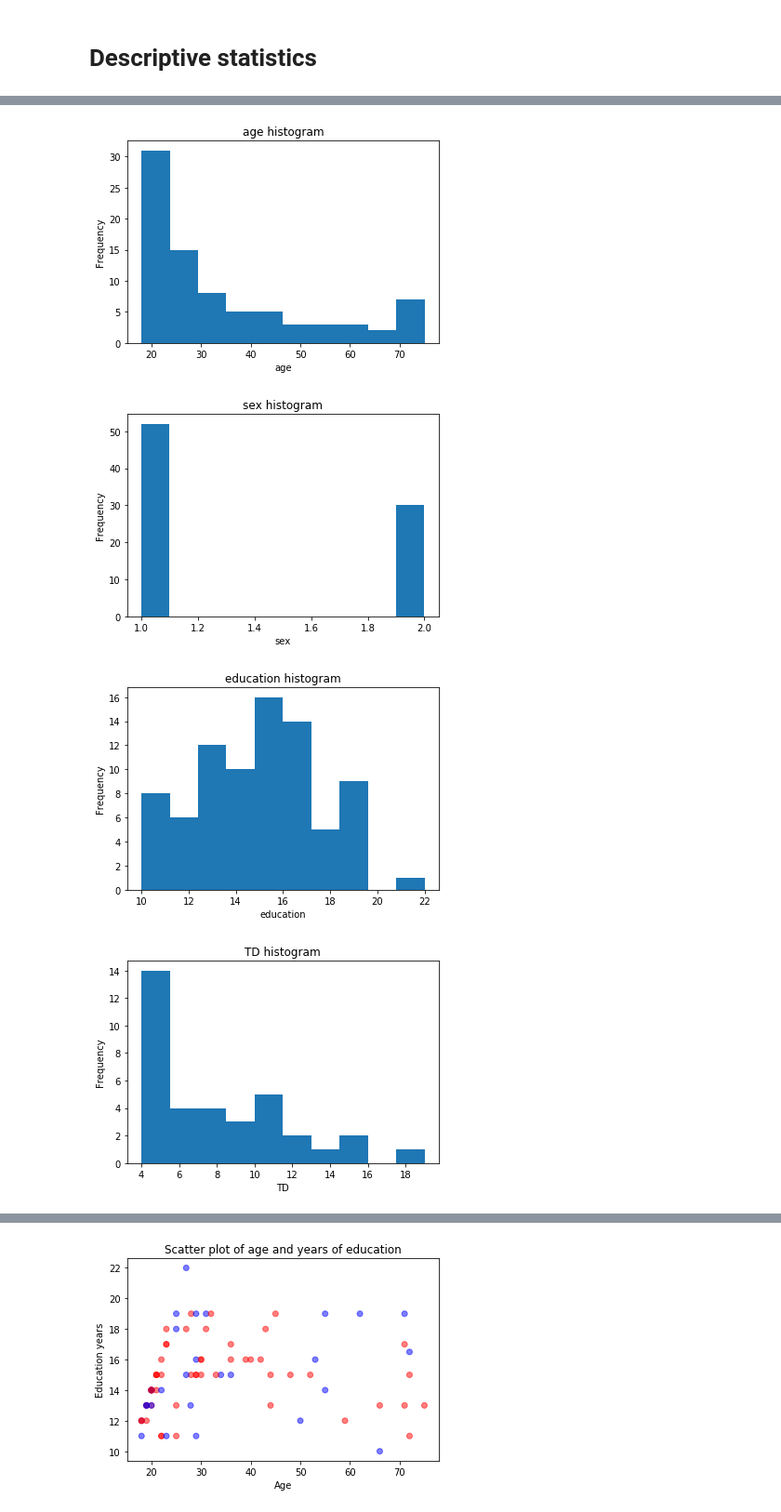
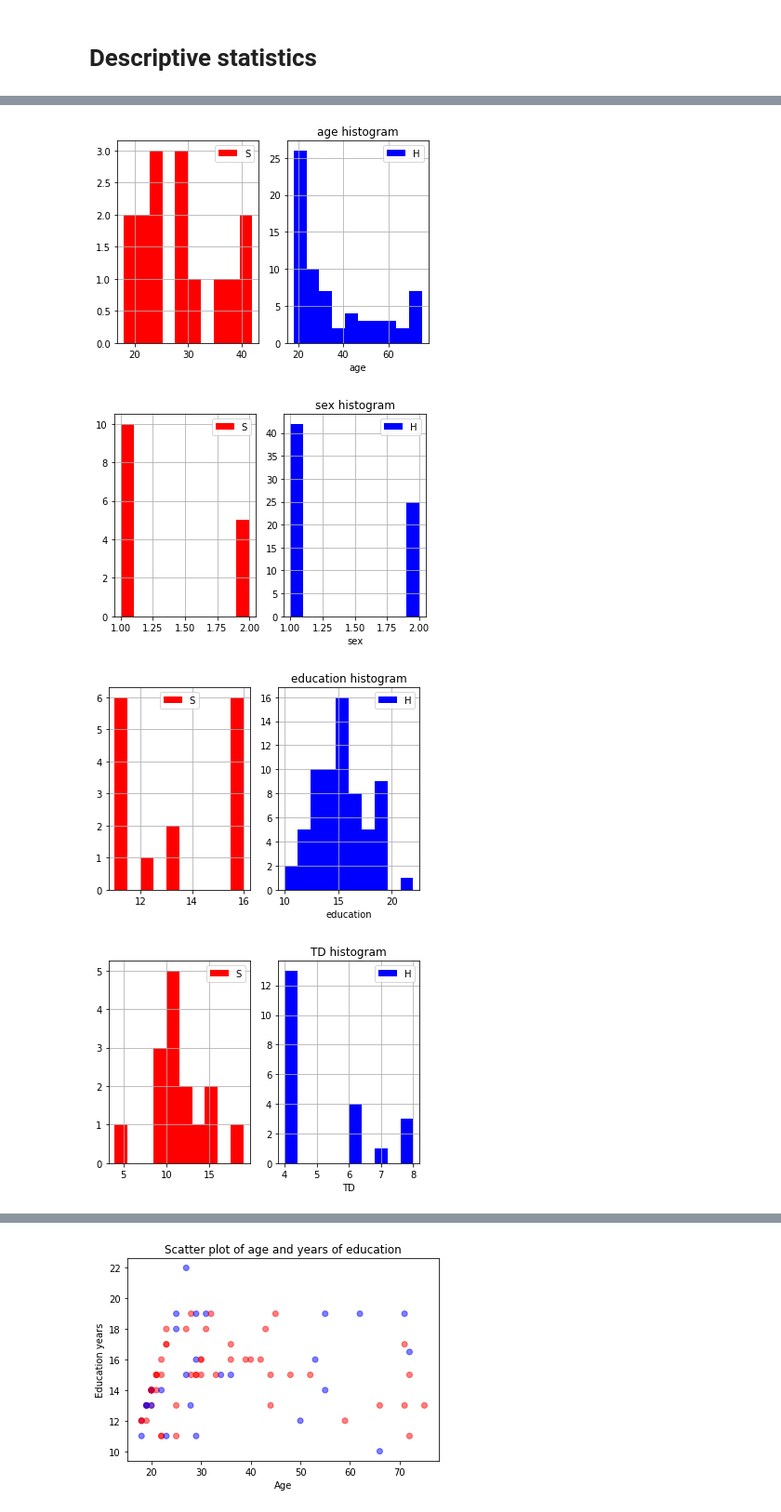
Before and after one commit to flying-bear/verbal_fluency, a Jupyter notebook: clustering_schizo_new.ipynb, the cells around one changed output, grey strips where cells are left out. Shown at 93% size. Cells and saved outputs as stored; diff of their text form; code cells hidden in the pictures.

```diff
--- a/clustering_schizo_new.ipynb
+++ b/clustering_schizo_new.ipynb
@@ -39,7 +39,7 @@ def get_patients_data(path_to_csv, columns=None, dropna=True):
     return res
 # %%
 csv = "verbal_fluency_schizo.csv"
-columns = ['ID', 'sex', 'diagnosis', 'age', 'education', 'TD', 'PANSS_O', 'PANSS_1',
+columns = ['ID', 'sex', 'diagnosis', 'age', 'education', 'TD', 'PANSS_Total', 'PANSS_O', 'PANSS_P', 'PANSS_N',
            'HDRS', 'Y2RS', 'animals', 'raw', 'cluster_galya', 'cluster_tanya', 'cluster_nastya']
 animals = get_patients_data(csv, columns, dropna=False)
 animals = animals[~pd.isnull(animals['animals'])]
@@ -55,7 +55,7 @@ animals['binary_diagnosis'] = animals['diagnosis'].apply(lambda x: 1 if x == '1,
 # %% [markdown]
 ## typing
 # %%
-for col in ['age', 'sex', 'education', 'TD', 'PANSS_O', 'PANSS_1', 'HDRS', 'Y2RS', 'diagnosis']:
+for col in ['age', 'sex', 'education', 'TD', 'PANSS_Total', 'PANSS_O', 'PANSS_P', 'PANSS_N', 'HDRS', 'Y2RS', 'diagnosis']:
     animals[col] = animals[col].apply(lambda s: float(s.replace(',', '.')) if type(s) == str else s)
 # %%
 animals.tail(2)
@@ -144,10 +136,17 @@ dtype: float64
 # %%
-for col in ['age', 'sex', 'education', 'TD', 'PANSS_O', 'PANSS_1', 'HDRS', 'Y2RS']:
-    animals.plot(y=col, kind='hist', legend=False)
+for col in ['age', 'sex', 'education', 'TD', 'PANSS_Total', 'PANSS_O', 'PANSS_P', 'PANSS_N', 'HDRS', 'Y2RS']:
+#     animals.groupby('binary_diagnosis').plot(y=col, kind='hist', legend=True)
+    ax1 = plt.subplot(1, 2, 1)
+    ax2 = plt.subplot(1, 2, 2)
+    animals[animals['binary_diagnosis'] == 1][col].hist(ax=ax1, color='red', label='S')
+    animals[animals['binary_diagnosis'] == 0][col].hist(ax=ax2, color='blue', label='H')
+    ax1.legend(loc='best')
+    ax2.legend(loc='best')
     plt.xlabel(col)
-    plt.title(f'{col} histogram');
+    plt.title(f'{col} histogram')
+    plt.show();
 # %% [output]
-[figure, old version]
+[figure, new version]
-[figure, old version]
+[figure, new version]
-[figure, old version]
+[figure, new version]
-[figure, old version]
+[figure, new version]
```
Also changed, not shown: parts of 39 cells of this notebook, 3 other files.
